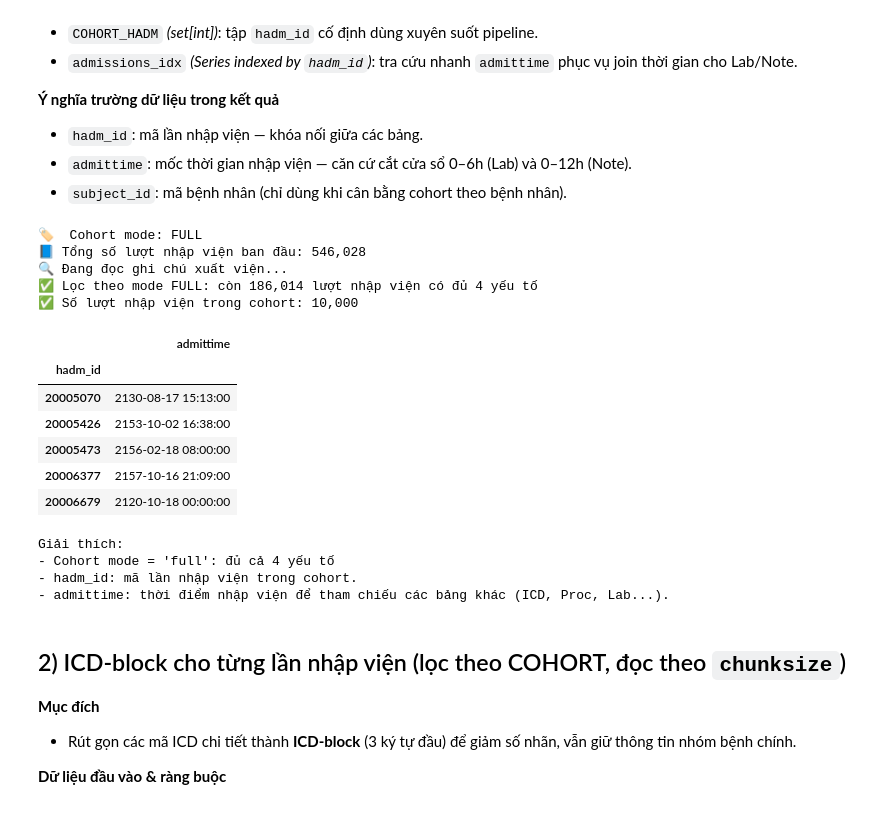
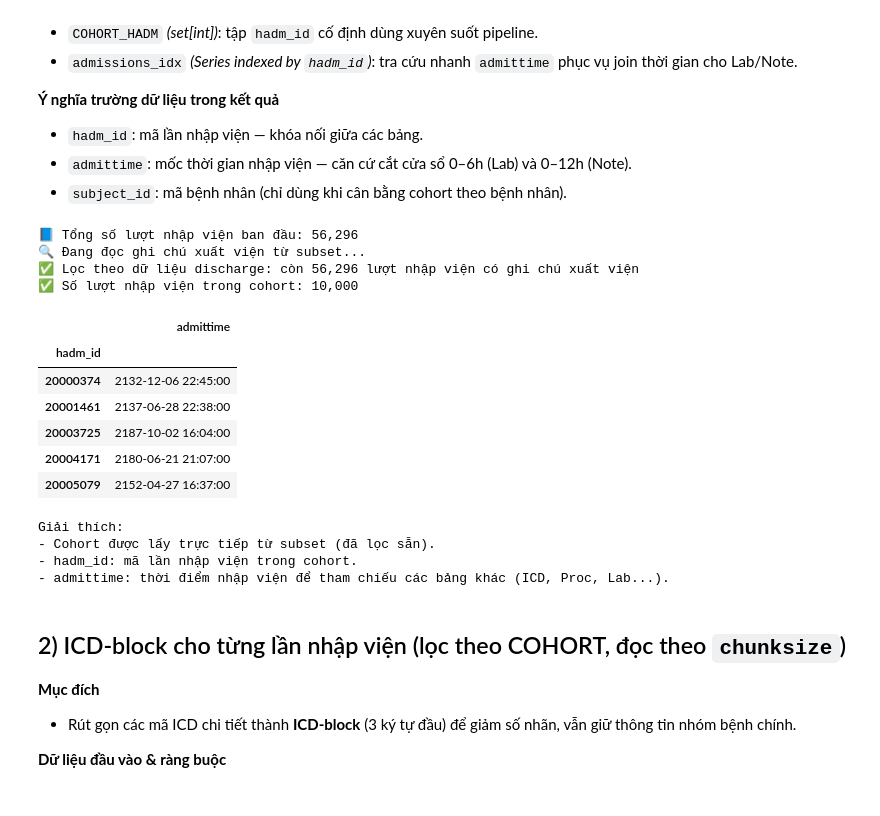
Before and after one commit to iamKhang/revita-sympdiag, a Jupyter notebook: notebooks/01_data_preprocessing_mimiciv.ipynb, the cells around one changed output. Saved outputs shown, nothing was run; the diff lists cells and outputs as text; code cells hidden in the pictures.

```diff
--- a/notebooks/01_data_preprocessing_mimiciv.ipynb
+++ b/notebooks/01_data_preprocessing_mimiciv.ipynb
@@ -167,28 +175,23 @@ print("✅ Đã nạp tiện ích: read_csv_chunks, normalize_text, icd_to_block
 - `subject_id`: mã bệnh nhân (chỉ dùng khi cân bằng cohort theo bệnh nhân).
 # %%
 # ======================================================
-# BƯỚC 1 — TẠO COHORT_HADM (THEO KIỂU NOTE HOẶC ĐỦ DỮ LIỆU)
+# BƯỚC 1 — TẠO COHORT_HADM TỪ DỮ LIỆU SUBSET
 # ======================================================
 
 import numpy as np
 import pandas as pd
 
-adm_path = HOSP_DIR / "admissions.csv.gz"
-discharge_path = NOTE_DIR / "discharge.csv.gz"
-diag_path = HOSP_DIR / "diagnoses_icd.csv.gz"
-proc_path = HOSP_DIR / "procedures_icd.csv.gz"
-lab_path  = HOSP_DIR / "labevents.csv.gz"
-
 # ------------------------------
-# Cấu hình chế độ cohort
+# Đường dẫn dữ liệu subset
 # ------------------------------
-print(f"🏷️  Cohort mode: {COHORT_MODE.upper()}")
+adm_path = ADMISSIONS_PATH      # ../data/mimiciv_subset/admissions.csv
+discharge_path = DISCHARGE_PATH # ../data/mimiciv_subset/discharge.csv.gz
 
 # ------------------------------
 # Đọc danh sách admissions
 # ------------------------------
-usecols = ["hadm_id", "subject_id", "admittime"]
-admissions = pd.read_csv(adm_path, usecols=usecols, parse_dates=["admittime"], compression="gzip")
+usecols = ["hadm_id", "subject_id", "admittime", "dischtime", "deathtime"]
+admissions = pd.read_csv(adm_path, usecols=usecols, parse_dates=["admittime"])
 admissions = (
     admissions.dropna(subset=["hadm_id", "admittime"])
               .drop_duplicates(subset=["hadm_id"])
@@ -199,7 +202,7 @@ print(f"📘 Tổng số lượt nhập viện ban đầu: {len(admissions):,}")
 # Đọc ghi chú xuất viện
 # ------------------------------
 usecols = ["hadm_id", "charttime", "text"]
-print("🔍 Đang đọc ghi chú xuất viện...")
+print("🔍 Đang đọc ghi chú xuất viện từ subset...")
 dis_rows = []
 
 for chunk in read_csv_chunks(discharge_path, usecols=usecols):
@@ -220,23 +223,12 @@ else:
     discharge_df = pd.DataFrame(columns=["hadm_id", "text"])
 
 HADM_WITH_NOTE = set(discharge_df["hadm_id"].astype(int))
+admissions = admissions[admissions["hadm_id"].isin(HADM_WITH_NOTE)]
+
+print(f"✅ Lọc theo dữ liệu discharge: còn {len(admissions):,} lượt nhập viện có ghi chú xuất viện")
 
 # ------------------------------
-# Nếu chọn mode "full" → yêu cầu đủ cả 4 thành phần
-# ------------------------------
-if COHORT_MODE == "full":
-    hadm_icd = set(pd.read_csv(diag_path, usecols=["hadm_id"], compression="gzip")["hadm_id"].dropna().astype(int))
-    hadm_proc = set(pd.read_csv(proc_path, usecols=["hadm_id"], compression="gzip")["hadm_id"].dropna().astype(int))
-    hadm_lab  = set(pd.read_csv(lab_path,  usecols=["hadm_id"], compression="gzip")["hadm_id"].dropna().astype(int))
-    HADM_WITH_FULL = HADM_WITH_NOTE & hadm_icd & hadm_proc & hadm_lab
-    admissions = admissions[admissions["hadm_id"].isin(HADM_WITH_FULL)]
-    print(f"✅ Lọc theo mode FULL: còn {len(admissions):,} lượt nhập viện có đủ 4 yếu tố")
-else:
-    admissions = admissions[admissions["hadm_id"].isin(HADM_WITH_NOTE)]
-    print(f"✅ Lọc theo mode NOTE: còn {len(admissions):,} lượt nhập viện có ghi chú xuất viện")
-
-# ------------------------------
-# Tạo COHORT_HADM (có thể giới hạn N_HADM)
+# Tạo COHORT_HADM (giới hạn theo N_HADM nếu cần)
 # ------------------------------
 if (N_HADM is None) or (N_HADM >= len(admissions)):
     COHORT_HADM = set(admissions["hadm_id"].astype(int))
@@ -246,45 +238,44 @@ else:
         subjects = admissions["subject_id"].dropna().astype(int).unique()
         rng.shuffle(subjects)
         picked = []
         for sid in subjects:
             rows = admissions.loc[admissions["subject_id"] == sid, "hadm_id"].astype(int).tolist()
             picked.extend(rows)
             if len(picked) >= N_HADM:
                 break
         COHORT_HADM = set(picked[:N_HADM])
     else:
         hadms = admissions["hadm_id"].astype(int).values
         sel = rng.choice(hadms, size=N_HADM, replace=False)
         COHORT_HADM = set(int(x) for x in sel)
 
 # ------------------------------
 # Index thời gian nhập viện
 # ------------------------------
 admissions_cohort = admissions[admissions["hadm_id"].isin(COHORT_HADM)].copy()
 admissions_idx = admissions_cohort.set_index("hadm_id")["admittime"].sort_index()
 
 print(f"✅ Số lượt nhập viện trong cohort: {len(COHORT_HADM):,}")
 display(admissions_idx.to_frame().head())
 
 print("Giải thích:")
-print(f"- Cohort mode = '{COHORT_MODE}': {'đủ cả 4 yếu tố' if COHORT_MODE=='full' else 'chỉ có note xuất viện'}")
+print("- Cohort được lấy trực tiếp từ subset (đã lọc sẵn).")
 print("- hadm_id: mã lần nhập viện trong cohort.")
 print("- admittime: thời điểm nhập viện để tham chiếu các bảng khác (ICD, Proc, Lab...).")
 # %% [output]
-🏷️  Cohort mode: FULL
-📘 Tổng số lượt nhập viện ban đầu: 546,028
-🔍 Đang đọc ghi chú xuất viện...
-✅ Lọc theo mode FULL: còn 186,014 lượt nhập viện có đủ 4 yếu tố
+📘 Tổng số lượt nhập viện ban đầu: 56,296
+🔍 Đang đọc ghi chú xuất viện từ subset...
+✅ Lọc theo dữ liệu discharge: còn 56,296 lượt nhập viện có ghi chú xuất viện
 ✅ Số lượt nhập viện trong cohort: 10,000
 |  | admittime |
 | hadm_id |  |
-| 20005070 | 2130-08-17 15:13:00 |
-| 20005426 | 2153-10-02 16:38:00 |
-| 20005473 | 2156-02-18 08:00:00 |
-| 20006377 | 2157-10-16 21:09:00 |
-| 20006679 | 2120-10-18 00:00:00 |
+| 20000374 | 2132-12-06 22:45:00 |
+| 20001461 | 2137-06-28 22:38:00 |
+| 20003725 | 2187-10-02 16:04:00 |
+| 20004171 | 2180-06-21 21:07:00 |
+| 20005079 | 2152-04-27 16:37:00 |
 Giải thích:
-- Cohort mode = 'full': đủ cả 4 yếu tố
+- Cohort được lấy trực tiếp từ subset (đã lọc sẵn).
 - hadm_id: mã lần nhập viện trong cohort.
 - admittime: thời điểm nhập viện để tham chiếu các bảng khác (ICD, Proc, Lab...).
 # %% [markdown]
```
Also changed, not shown: parts of 10 cells of this notebook, 2 other files.
